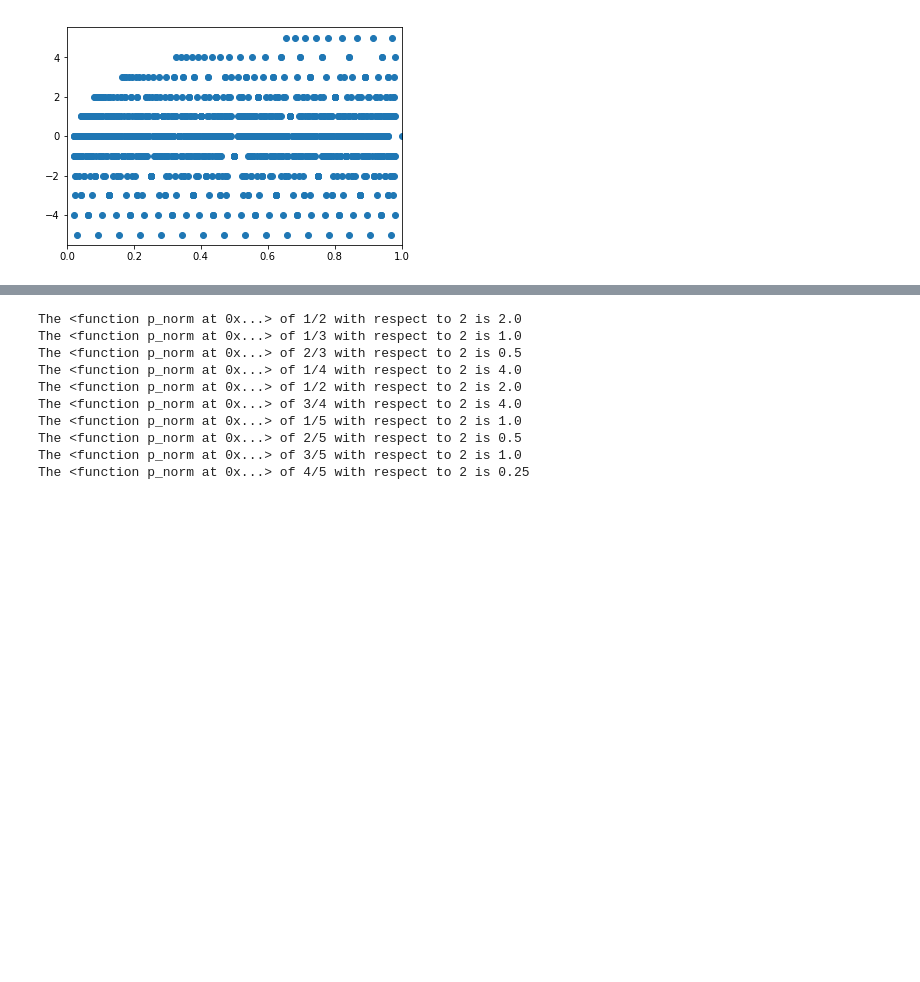
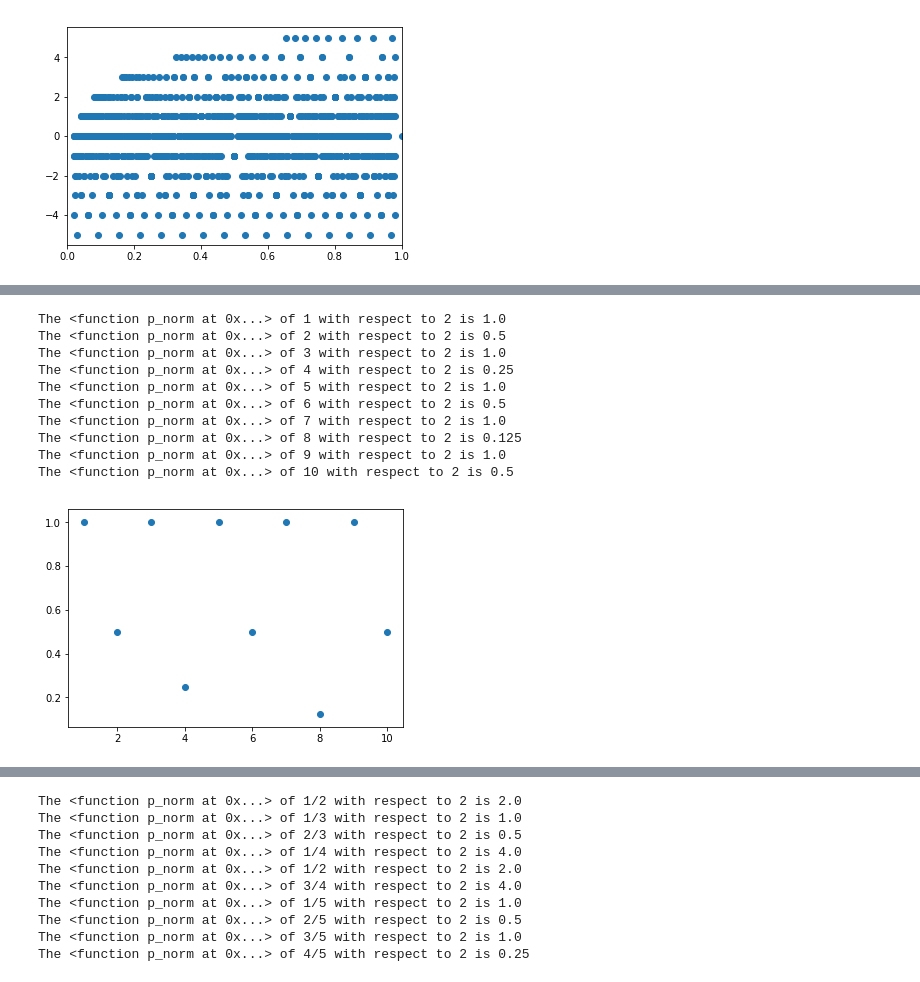
Before and after one commit to hlandrus/padic-test, a Jupyter notebook: Using_pAdic_Norm.ipynb, the cells around one changed output, grey strips where cells are left out. Cells and saved outputs as stored; diff of their text form; code cells hidden in the pictures; blank space fills up the shorter version.

```diff
--- a/Using_pAdic_Norm.ipynb
+++ b/Using_pAdic_Norm.ipynb
@@ -132,0 +159,14 @@ plot_m_step_rationals_0_to_n(1, 2, 50, padic.find_p_ord, False)
+# %%
+plot_int_0_to_n(10, 2, padic.p_norm, True)
+# %% [output]
+The <function p_norm at 0x...> of 1 with respect to 2 is 1.0
+The <function p_norm at 0x...> of 2 with respect to 2 is 0.5
+The <function p_norm at 0x...> of 3 with respect to 2 is 1.0
+The <function p_norm at 0x...> of 4 with respect to 2 is 0.25
+The <function p_norm at 0x...> of 5 with respect to 2 is 1.0
+The <function p_norm at 0x...> of 6 with respect to 2 is 0.5
+The <function p_norm at 0x...> of 7 with respect to 2 is 1.0
+The <function p_norm at 0x...> of 8 with respect to 2 is 0.125
+The <function p_norm at 0x...> of 9 with respect to 2 is 1.0
+The <function p_norm at 0x...> of 10 with respect to 2 is 0.5
+[figure, added]
```
Also changed, not shown: parts of 9 cells of this notebook, 3 other files.
